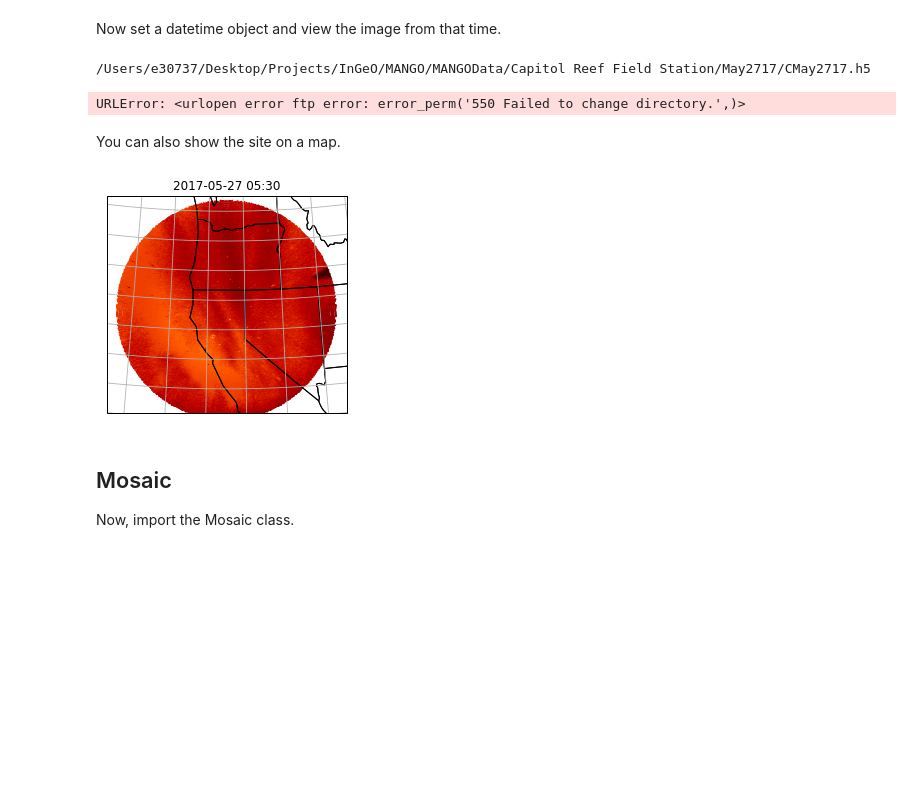
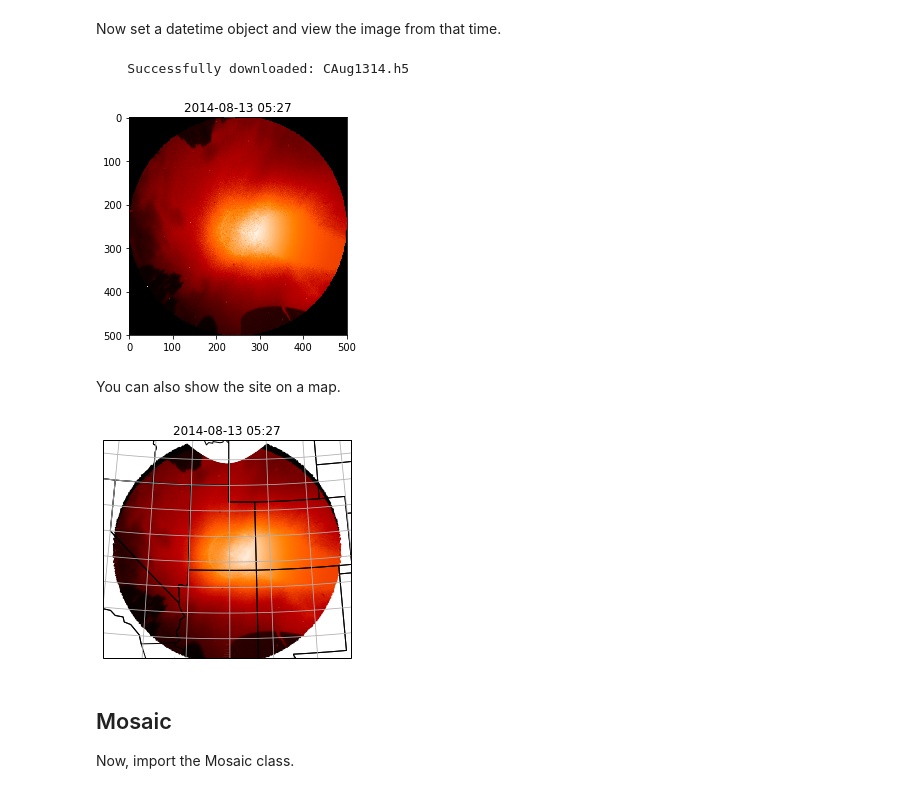
Before and after one commit to mangonetwork/mangopy, a Jupyter notebook: mangopy_tutorial.ipynb, the cells around one changed output. Saved outputs shown, nothing was run; the diff lists cells and outputs as text; code cells hidden in the pictures; blank space fills up the shorter version.

```diff
--- a/mangopy_tutorial.ipynb
+++ b/mangopy_tutorial.ipynb
@@ -25,17 +25,17 @@ site = m.get_site_info('Capitol Reef Field Station')
 Now set a datetime object and view the image from that time.
 # %%
 import datetime as dt
-time0 = dt.datetime(2017,5,27,5,30)
+time0 = dt.datetime(2014,8,13,5,30)
 m.plot(site,time0)
 # %% [output]
-/Users/e30737/Desktop/Projects/InGeO/MANGO/MANGOData/Capitol Reef Field Station/May2717/CMay2717.h5
+    Successfully downloaded: CAug1314.h5
-URLError: <urlopen error ftp error: error_perm('550 Failed to change directory.',)>
+[figure, added]
 # %% [markdown]
 You can also show the site on a map.
 # %%
 m.map(site,time0)
 # %% [output]
-[figure, old version]
+[figure, new version]
 # %% [markdown]
 ## Mosaic
 Now, import the Mosaic class.
```
Also changed, not shown: parts of 1 cell of this notebook, 3 other files.
